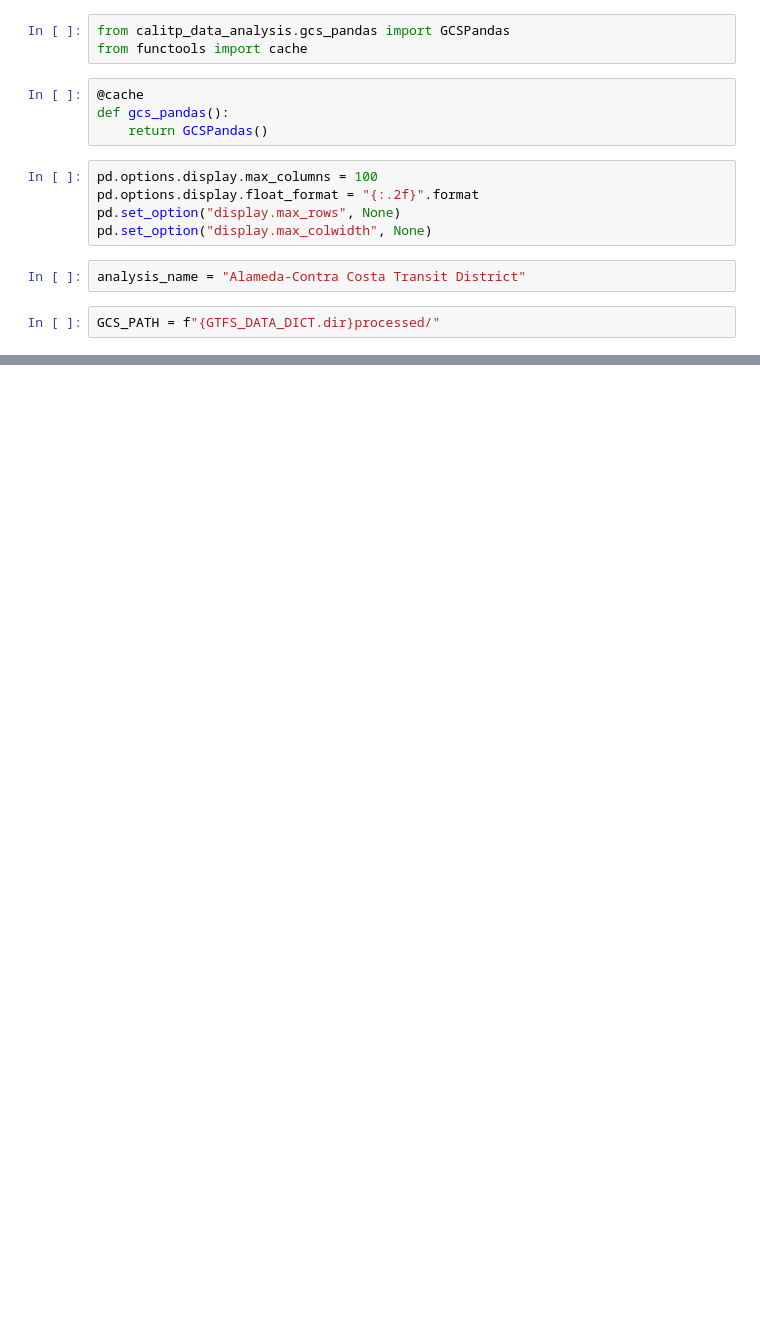
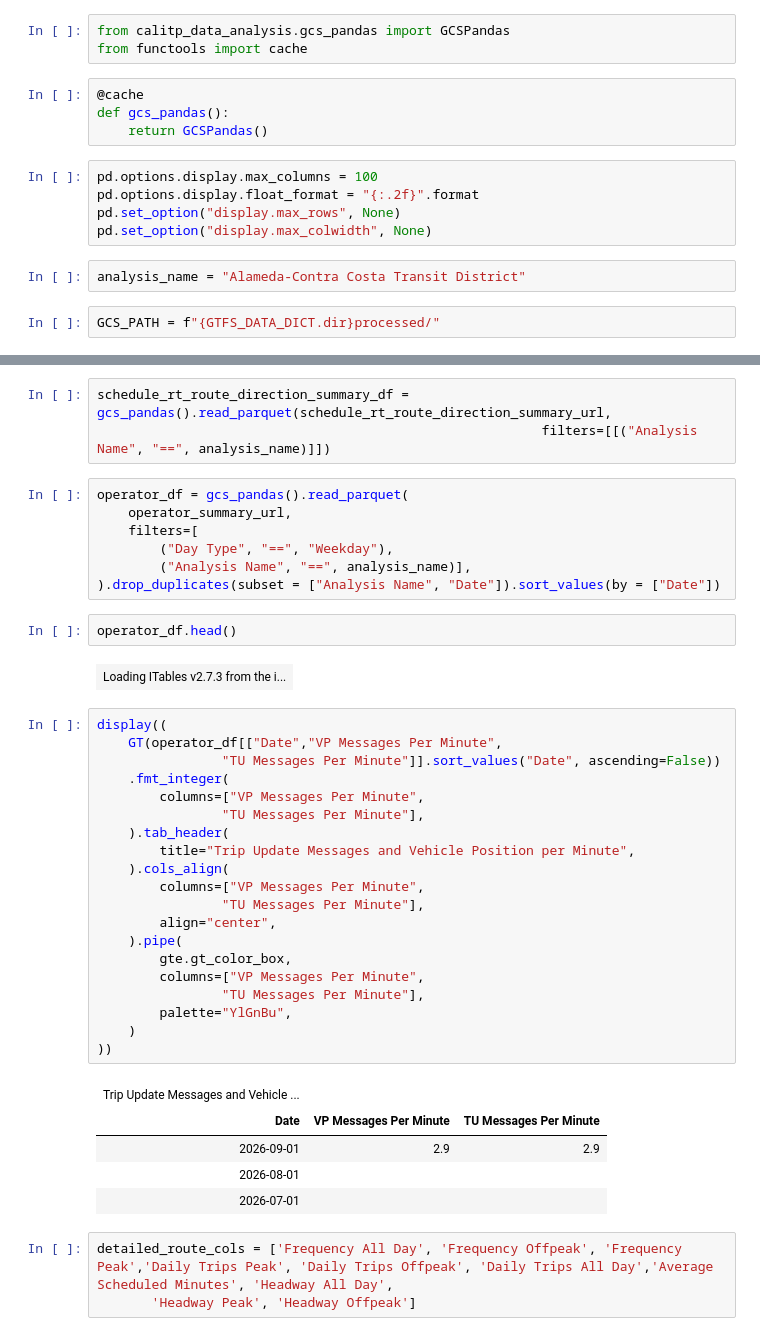
Before and after one commit to cal-itp/gtfs-curator, a Jupyter notebook: gtfs_digest/03_report_operator_refresh.ipynb, the cells around one changed output, grey strips where cells are left out. Saved outputs shown, nothing was run; the diff lists cells and outputs as text; blank space fills up the shorter version.

```diff
--- a/gtfs_digest/03_report_operator_refresh.ipynb
+++ b/gtfs_digest/03_report_operator_refresh.ipynb
@@ -55,0 +65,43 @@ operator_df
+# %%
+schedule_rt_route_direction_summary_df = gcs_pandas().read_parquet(schedule_rt_route_direction_summary_url,
+                                                         filters=[[("Analysis Name", "==", analysis_name)]])
+# %%
+operator_df = gcs_pandas().read_parquet(
+    operator_summary_url,
+    filters=[
+        ("Day Type", "==", "Weekday"),
+        ("Analysis Name", "==", analysis_name)],
+).drop_duplicates(subset = ["Analysis Name", "Date"]).sort_values(by = ["Date"])
+# %%
+operator_df.head()
+# %% [output]
+| Loading ITables v2.7.3 from the i... |
+# %%
+display((
+    GT(operator_df[["Date","VP Messages Per Minute",
+                "TU Messages Per Minute"]].sort_values("Date", ascending=False))
+    .fmt_integer(
+        columns=["VP Messages Per Minute",
+                "TU Messages Per Minute"],
+    ).tab_header(
+        title="Trip Update Messages and Vehicle Position per Minute",
+    ).cols_align(
+        columns=["VP Messages Per Minute",
+                "TU Messages Per Minute"],
+        align="center",
+    ).pipe(
+        gte.gt_color_box,
+        columns=["VP Messages Per Minute",
+                "TU Messages Per Minute"],
+        palette="YlGnBu",
+    )
+))
+# %% [output]
+| Trip Update Messages and Vehicle ... |  |  |
+| Date | VP Messages Per Minute | TU Messages Per Minute |
+| 2026-09-01 | 2.9 | 2.9 |
+| 2026-08-01 |  |  |
+| 2026-07-01 |  |  |
+# %%
+detailed_route_cols = ['Frequency All Day', 'Frequency Offpeak', 'Frequency Peak','Daily Trips Peak', 'Daily Trips Offpeak', 'Daily Trips All Day','Average Scheduled Minutes', 'Headway All Day',
+       'Headway Peak', 'Headway Offpeak']
```
Also changed, not shown: parts of 14 cells of this notebook, 4 other files.
